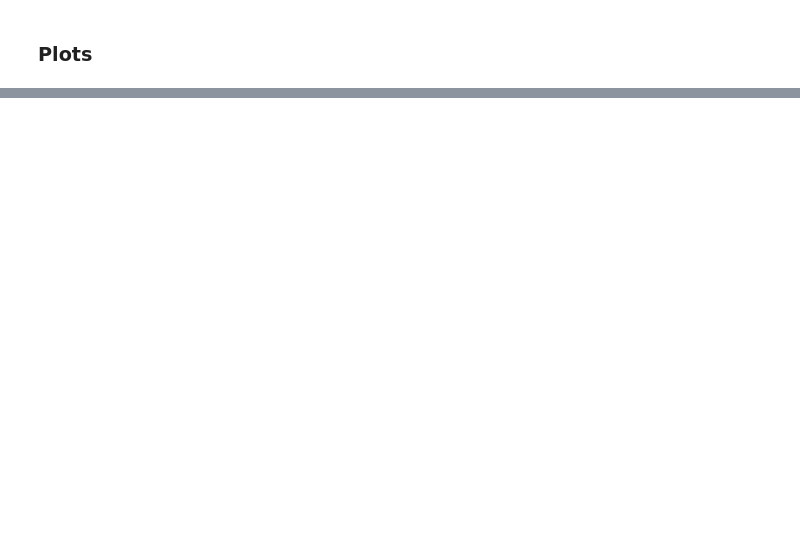
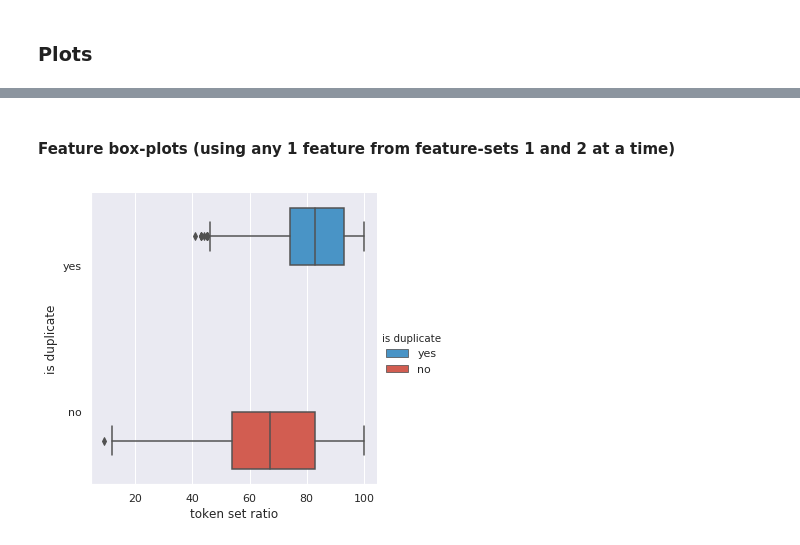
Before and after one commit to sirisurab/dupquest, a Jupyter notebook: src/plotter.ipynb, the cells around one changed output, grey strips where cells are left out. Cells and saved outputs as stored; diff of their text form; code cells hidden in the pictures; blank space fills up the shorter version.

```diff
--- a/src/plotter.ipynb
+++ b/src/plotter.ipynb
@@ -69,0 +402,7 @@ make_plotly_3d_scatter(X2_umap, X_train['question2'].values, 'd2v_2_10_train_uma
+# %% [markdown]
+#### Feature box-plots (using any 1 feature from feature-sets 1 and 2 at a time)
+# %%
+make_seaborn_catplot(X_featset1_df, 'token set ratio', 'is duplicate',
+                        X_desc, 'featset1_train_2D_plot', numrows=20000, random_state=36)
+# %% [output]
+[figure, added]
```
Also changed, not shown: parts of 54 cells of this notebook.
